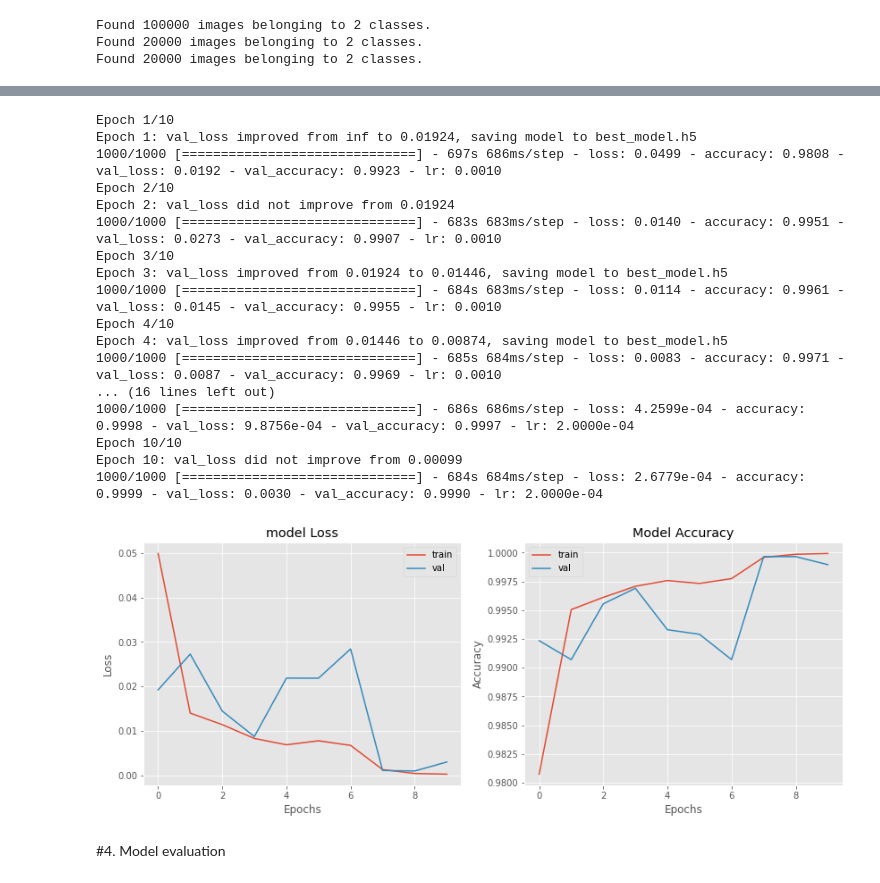
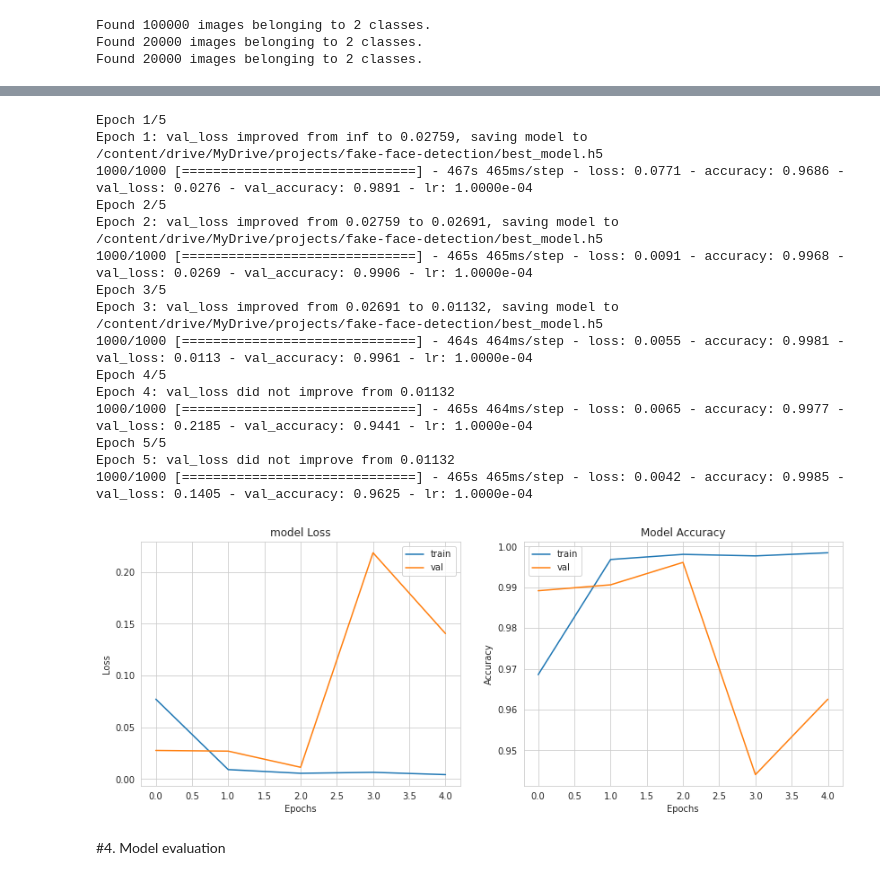
Before and after one commit to earthlovebpt/myprojects, a Jupyter notebook: Fake_face_classification.ipynb, the cells around one changed output, grey strips where cells are left out. Cells and saved outputs as stored; diff of their text form; code cells hidden in the pictures.

```diff
--- a/Fake_face_classification.ipynb
+++ b/Fake_face_classification.ipynb
@@ -342,17 +240,16 @@ Found 100000 images belonging to 2 classes.
 Found 20000 images belonging to 2 classes.
 Found 20000 images belonging to 2 classes.
 # %%
-base_model = EfficientNetB0( weights='imagenet', include_top=False, input_shape=(224,224,3) )
+inp = layers.Input(shape=(224, 224, 3))
+base_model = tf.keras.applications.mobilenet.MobileNet(include_top=False, weights='imagenet', input_tensor=inp,input_shape=(224,224,3))
+last_layer = base_model.get_layer('conv_pw_13_relu')
+x = layers.GlobalAveragePooling2D()(last_layer.output)
+outputs = layers.Dense(1, activation='sigmoid')(x)
 
-# Create the model.
-model = Sequential([
-        base_model,
-        layers.GlobalAveragePooling2D(),
-        layers.Dense(1, activation='sigmoid')
-    ])
+model = tf.keras.models.Model(inputs = inp, outputs = outputs)
 
 # Compile the model.
-model.compile(loss='binary_crossentropy', optimizer=optimizers.Adam(), metrics=['accuracy'])
+model.compile(loss='binary_crossentropy', optimizer=optimizers.Adam(learning_rate=1e-4), metrics=['accuracy'])
 
 # Print the model summary.
 model.summary()
@@ -378,11 +273,10 @@ Non-trainable params: 42,023
 _________________________________________________________________
 # %%
 # Save the best model.
-checkpoint = ModelCheckpoint(filepath='best_model.h5',
+checkpoint = ModelCheckpoint(filepath='/content/drive/MyDrive/projects/fake-face-detection/best_model.h5',
                              save_best_only=True,
                              verbose=1,
-                             mode='min',
-                             moniter='val_loss'
+                             moniter='val_accuracy'
                             )
 
 # Reduce lr when val_loss does not decrease.
@@ -393,10 +287,10 @@ reduce_lr = ReduceLROnPlateau(monitor='val_loss',
                               min_delta=0.0001
                              )
 
-# Save log file.
-csv_logger = CSVLogger('training.log')
+# Earlystop when val_los does not decrease.
+earlystop = EarlyStopping(monitor="val_loss", patience=5)
 
-callbacks = [checkpoint, reduce_lr, csv_logger]
+callbacks = [checkpoint, reduce_lr, earlystop]
 # %%
 steps_per_epoch = training_set.n // training_set.batch_size
 validation_steps = val_set.n // val_set.batch_size
@@ -407,50 +301,48 @@ hist = model.fit(training_set,
                     callbacks=callbacks,
                     steps_per_epoch=steps_per_epoch,
                     validation_steps=validation_steps,
-                    epochs=10
+                    epochs=5
                    )
 # %% [output]
-Epoch 1/10
-Epoch 1: val_loss improved from inf to 0.01924, saving model to best_model.h5
-1000/1000 [==============================] - 697s 686ms/step - loss: 0.0499 - accuracy: 0.9808 - val_loss: 0.0192 - val_accuracy: 0.9923 - lr: 0.0010
-Epoch 2/10
-Epoch 2: val_loss did not improve from 0.01924
-1000/1000 [==============================] - 683s 683ms/step - loss: 0.0140 - accuracy: 0.9951 - val_loss: 0.0273 - val_accuracy: 0.9907 - lr: 0.0010
-Epoch 3/10
-Epoch 3: val_loss improved from 0.01924 to 0.01446, saving model to best_model.h5
-1000/1000 [==============================] - 684s 683ms/step - loss: 0.0114 - accuracy: 0.9961 - val_loss: 0.0145 - val_accuracy: 0.9955 - lr: 0.0010
-Epoch 4/10
-Epoch 4: val_loss improved from 0.01446 to 0.00874, saving model to best_model.h5
-1000/1000 [==============================] - 685s 684ms/step - loss: 0.0083 - accuracy: 0.9971 - val_loss: 0.0087 - val_accuracy: 0.9969 - lr: 0.0010
-... (16 lines left out)
-1000/1000 [==============================] - 686s 686ms/step - loss: 4.2599e-04 - accuracy: 0.9998 - val_loss: 9.8756e-04 - val_accuracy: 0.9997 - lr: 2.0000e-04
-Epoch 10/10
-Epoch 10: val_loss did not improve from 0.00099
-1000/1000 [==============================] - 684s 684ms/step - loss: 2.6779e-04 - accuracy: 0.9999 - val_loss: 0.0030 - val_accuracy: 0.9990 - lr: 2.0000e-04
+Epoch 1/5
+Epoch 1: val_loss improved from inf to 0.02759, saving model to /content/drive/MyDrive/projects/fake-face-detection/best_model.h5
+1000/1000 [==============================] - 467s 465ms/step - loss: 0.0771 - accuracy: 0.9686 - val_loss: 0.0276 - val_accuracy: 0.9891 - lr: 1.0000e-04
+Epoch 2/5
+Epoch 2: val_loss improved from 0.02759 to 0.02691, saving model to /content/drive/MyDrive/projects/fake-face-detection/best_model.h5
+1000/1000 [==============================] - 465s 465ms/step - loss: 0.0091 - accuracy: 0.9968 - val_loss: 0.0269 - val_accuracy: 0.9906 - lr: 1.0000e-04
+Epoch 3/5
+Epoch 3: val_loss improved from 0.02691 to 0.01132, saving model to /content/drive/MyDrive/projects/fake-face-detection/best_model.h5
+1000/1000 [==============================] - 464s 464ms/step - loss: 0.0055 - accuracy: 0.9981 - val_loss: 0.0113 - val_accuracy: 0.9961 - lr: 1.0000e-04
+Epoch 4/5
+Epoch 4: val_loss did not improve from 0.01132
+1000/1000 [==============================] - 465s 464ms/step - loss: 0.0065 - accuracy: 0.9977 - val_loss: 0.2185 - val_accuracy: 0.9441 - lr: 1.0000e-04
+Epoch 5/5
+Epoch 5: val_loss did not improve from 0.01132
+1000/1000 [==============================] - 465s 465ms/step - loss: 0.0042 - accuracy: 0.9985 - val_loss: 0.1405 - val_accuracy: 0.9625 - lr: 1.0000e-04
 # %%
 def plot_history():
   plt.figure(figsize=(14,5))
   plt.subplot(1,2,2)
   plt.plot(hist.history['accuracy'])
   plt.plot(hist.history['val_accuracy'])
   plt.title('Model Accuracy')
   plt.xlabel('Epochs')
   plt.ylabel('Accuracy')
   plt.legend(['train', 'val'])
 
   plt.subplot(1,2,1)
   plt.plot(hist.history['loss'])
   plt.plot(hist.history['val_loss'])
   plt.title('model Loss')
   plt.xlabel('Epochs')
   plt.ylabel('Loss')
   plt.legend(['train', 'val'])
   plt.show()
 
-plt.style.use('ggplot')
+sns.set_style('whitegrid')
 plot_history()
 # %% [output]
-[figure, old version]
+[figure, new version]
 # %% [markdown]
 #4. Model evaluation
 # %%
```
Also changed, not shown: parts of 39 cells of this notebook.
